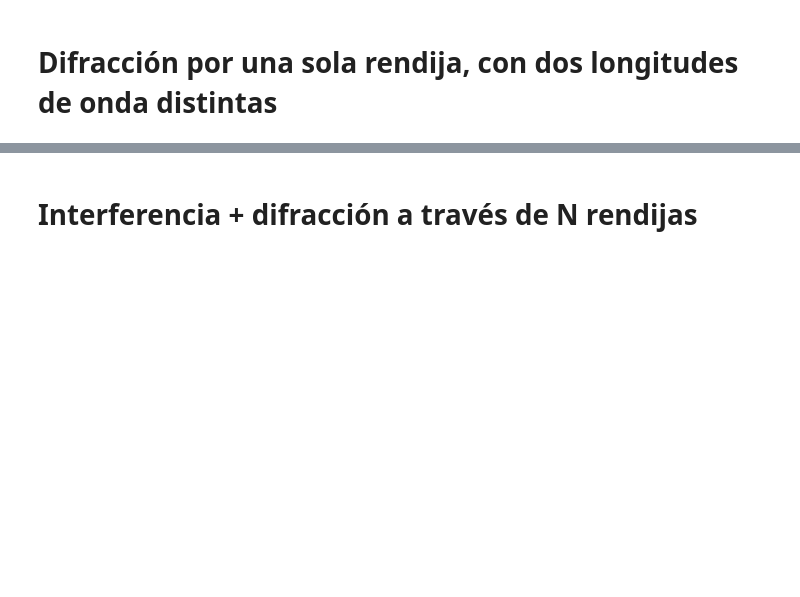
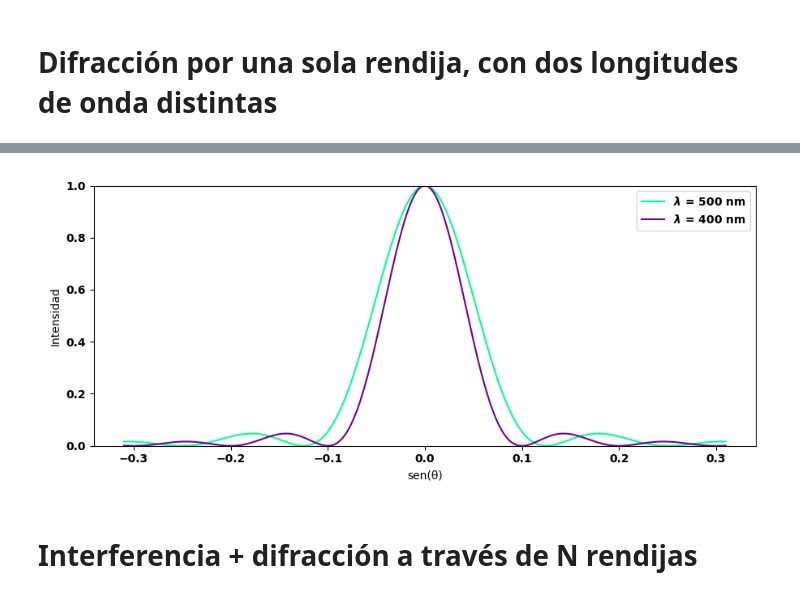
Before and after one commit to sstandre/fisica2, a Jupyter notebook: difraccion.ipynb, the cells around one changed output, grey strips where cells are left out. Saved outputs shown, nothing was run; the diff lists cells and outputs as text; code cells hidden in the pictures; blank space fills up the shorter version.

```diff
--- a/difraccion.ipynb
+++ b/difraccion.ipynb
@@ -84,14 +88,7 @@ def int_dif(x, lam, L, a, d, N):
 # Difracción por una sola rendija, con dos longitudes de onda distintas
 # %%
 L = 1
-a = 4.0 *1e-6
-lam = 500 *1e-9
-lam2 = lam*4/5
-
-color1 = wavelength_to_rgb(lam*1e9)
-color2 = wavelength_to_rgb(lam2*1e9)
-
-x_lim = 3.1*lam*L/a
+a = 4.0e-6
+lam0 = 400e-9
+x_lim = 3.1*lam0*L/a
 x = np.linspace(-x_lim, x_lim, 100000)
-y = difraccion(x, lam, L, a)
-y2 = difraccion(x, lam2, L, a)
@@ -111,0 +95,78 @@ ax.legend()
+# %%
+fig1, ax1 = plt.subplots()
+fig1.canvas.header_visible = False
+
+sl_lam1 = widgets.IntSlider(
+    value=500,
+    min=400,
+    max=600,
+    step=20,
+    description='$\lambda$_1',
+    disabled=False,
+    continuous_update=False,
+    orientation='horizontal',
+    readout=True,
+    readout_format='d'
+)
+
+sl_lam2 = widgets.IntSlider(
+    value=400,
+    min=400,
+    max=600,
+    step=20,
+    description='$\lambda$_2',
+    disabled=False,
+    continuous_update=False,
+    orientation='horizontal',
+    readout=True,
+    readout_format='d'
+)
+
+
+sl_L = widgets.FloatSlider(
+    value=1.0,
+    min=1.0,
+    max=2.0,
+    step=0.1,
+    description='L:',
+    disabled=False,
+    continuous_update=False,
+    orientation='horizontal',
+    readout=True,
+    readout_format='.1f',
+)
+
+
+sl_a = widgets.FloatSlider(
+    value=4.0e-6,
+    min=1e-6,
+    max=1e-5,
+    step=1e-6,
+    description='a:',
+    disabled=False,
+    continuous_update=False,
+    orientation='horizontal',
+    readout=True,
+    readout_format='.1e',
+)
+
+
+
+
+@interact(lam=sl_lam1, lam2=sl_lam2, L=sl_L, a=sl_a)
+def update(lam,lam2, L, a):
+    ax1.clear()
+    y = difraccion(x, lam*1e-9, L, a)
+    y2 = difraccion(x, lam2*1e-9, L, a)
+    color1 = wavelength_to_rgb(lam)
+    color2 = wavelength_to_rgb(lam2)
+    ax1.plot(x,y, color=color1, label=f"$\lambda$ = {lam} nm")
+    ax1.plot(x,y2, color=color2, label=f"$\lambda$ = {lam2} nm")
+
+    #loc = plticker.MultipleLocator(base=0.05) # this locator puts ticks at regular intervals
+    #ax1.xaxis.set_major_locator(loc)
+    ax1.set_ylim(0,1)
+    ax1.set_xlabel('sen(θ)')
+    ax1.set_ylabel('Intensidad')
+    ax1.legend();
+# %% [output]
@@ -112,3 +174,4 @@ ax.legend()
+[figure, added]
 # %% [markdown]
 # Interferencia + difracción a través de N rendijas
 # %%
```
Also changed, not shown: parts of 5 cells of this notebook.
